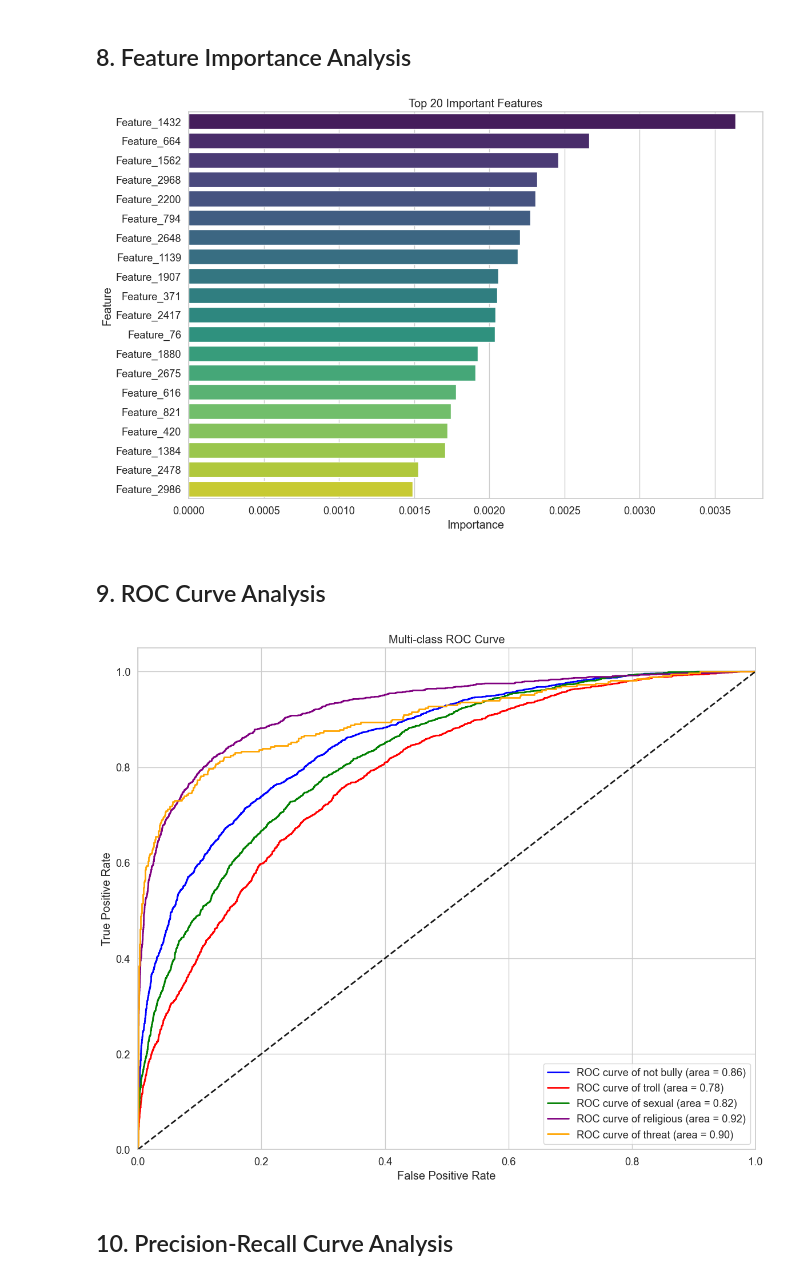
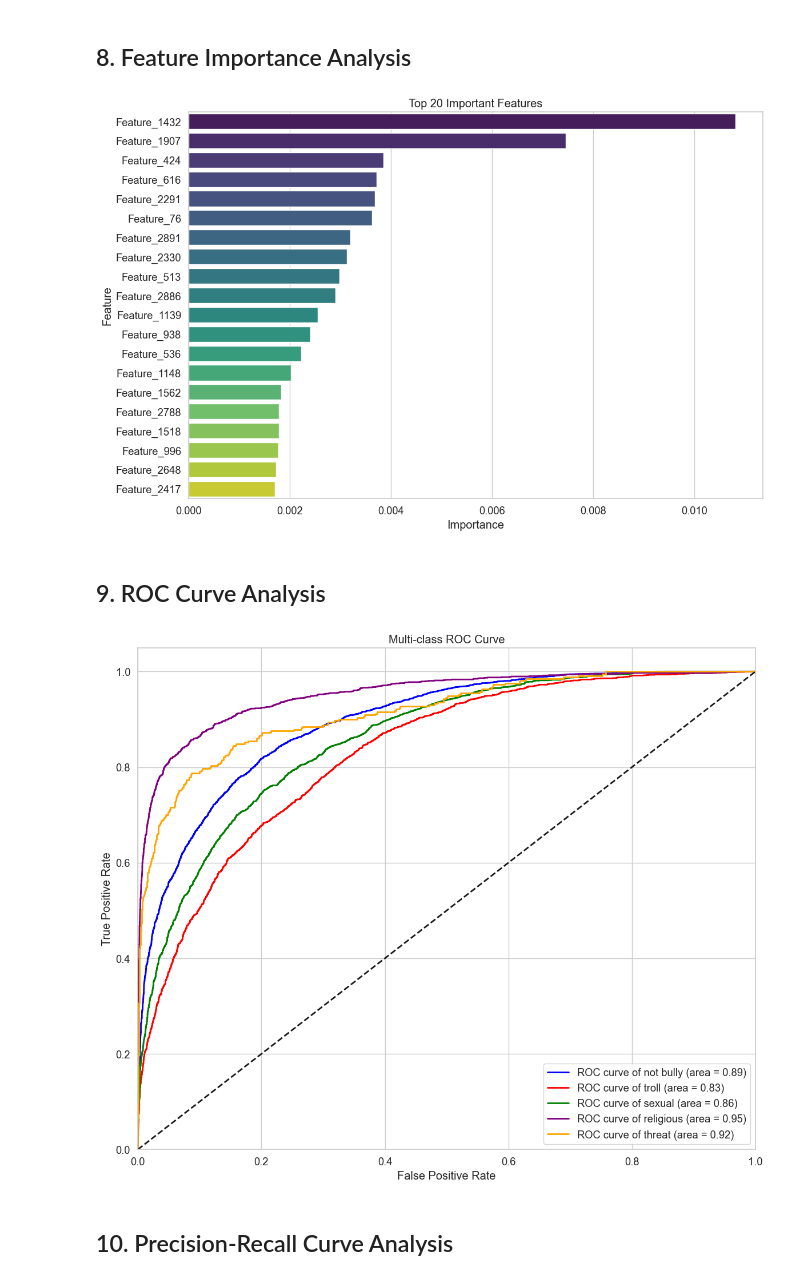
Before and after one commit to NotAlpha45/bangla-cyberbullying, a Jupyter notebook: code/bangla_bert_run/multi_class.ipynb, the cells around one changed output. Drawn from its saved outputs; the diff is of its cells as text; code cells hidden in the pictures.

```diff
--- a/code/bangla_bert_run/multi_class.ipynb
+++ b/code/bangla_bert_run/multi_class.ipynb
@@ -265,21 +266,24 @@ X_test_pca = X_test_vectors
 # %%
-# Configure and train Random Forest classifier
-print("Training Random Forest model...")
+# Configure and train XGBoost classifier
+print("Training XGBoost model...")
 # Parameters optimized for text embeddings
-rf_model = RandomForestClassifier(
-    n_estimators=200,  # More trees for better performance
-    max_depth=None,    # Allow trees to grow fully
-    min_samples_split=10,
-    min_samples_leaf=4,
-    max_features="sqrt",  # Common choice for high-dimensional data
-    bootstrap=True,
-    class_weight="balanced",  # Handle class imbalance
+xgb_model = XGBClassifier(
+    n_estimators=200,
+    max_depth=6,
+    learning_rate=0.1,
+    subsample=0.8,
+    colsample_bytree=0.8,
+    objective="multi:softprob",
+    num_class=5,
+    scale_pos_weight=1,
+    eval_metric="mlogloss",
+    use_label_encoder=False,
     random_state=42,
     n_jobs=-1,  # Use all processors
 )
 
 start_time = time.time()
-rf_model.fit(X_train_pca, y_train_augmented)
+xgb_model.fit(X_train_pca, y_train_augmented)
 training_time = time.time() - start_time
 print(f"Model trained in {training_time:.2f} seconds")
 # %% [output]
@@ -352,27 +356,27 @@ plt.show()
 # %%
 # Analyze feature importance
 feature_importance = pd.DataFrame(
     {
         "Feature": [f"Feature_{i}" for i in range(X_train_pca.shape[1])],
-        "Importance": rf_model.feature_importances_,
+        "Importance": xgb_model.feature_importances_,
     }
 )
 feature_importance = feature_importance.sort_values("Importance", ascending=False).head(
     20
 )
 
 plt.figure(figsize=(12, 8))
 sns.barplot(x="Importance", y="Feature", data=feature_importance, palette="viridis")
 plt.title("Top 20 Important Features")
 plt.tight_layout()
 plt.show()
 # %% [output]
-[figure, old version]
+[figure, new version]
 # %% [markdown]
 ## 9. ROC Curve Analysis
 # %%
 # ROC Curve and AUC for multi-class classification
-y_score = rf_model.predict_proba(X_test_pca)  # Probabilities for all classes
+y_score = xgb_model.predict_proba(X_test_pca)  # Probabilities for all classes
 y_test_bin = label_binarize(y_test, classes=range(5))
 
 # Calculate ROC curve and ROC area for each class
@@ -405,7 +409,7 @@ plt.legend(loc="lower right")
 plt.tight_layout()
 plt.show()
 # %% [output]
-[figure, old version]
+[figure, new version]
 # %% [markdown]
 ## 10. Precision-Recall Curve Analysis
 # %%
```
Also changed, not shown: parts of 11 cells of this notebook, 1 other file.
